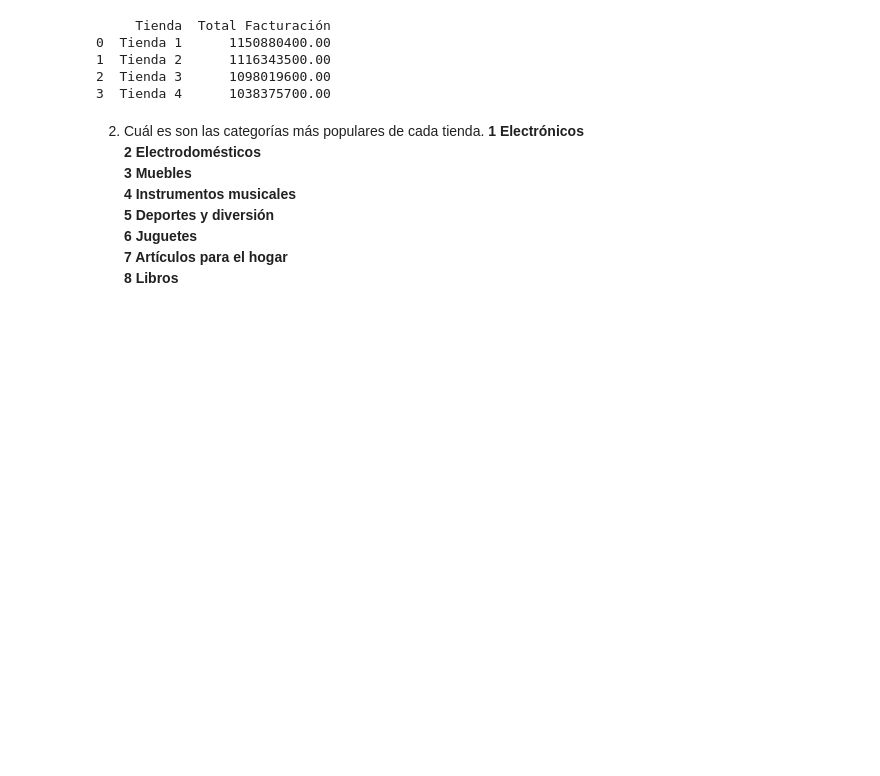
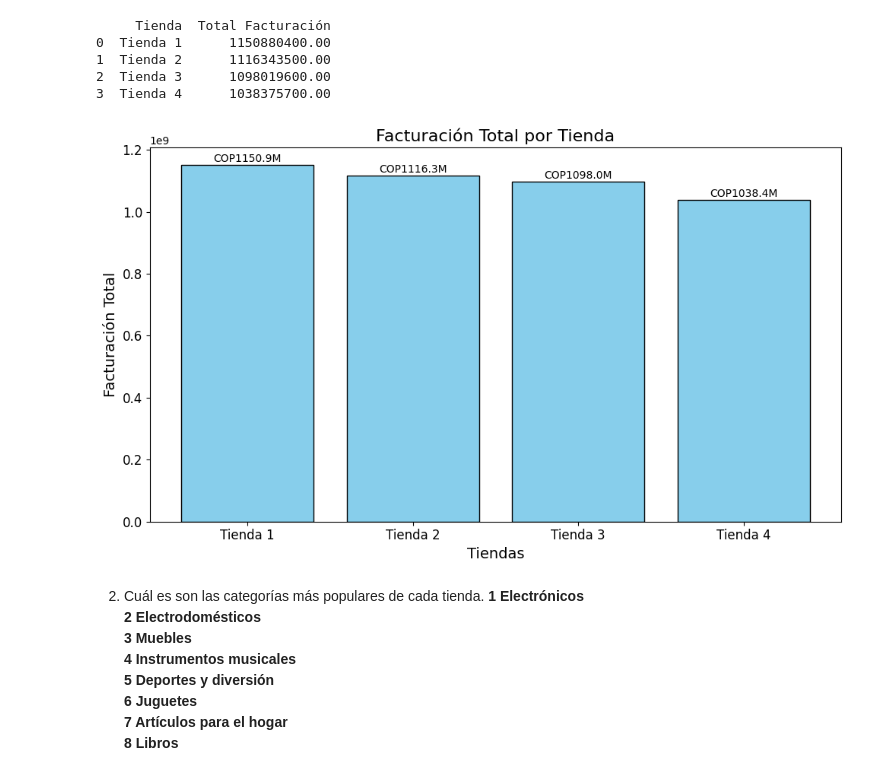
Before and after one commit to w2k31984/Challenge1_Alura_Store_DS, a Jupyter notebook: Challenge_Alura_Store_DS.ipynb, the cells around one changed output. Cells and saved outputs as stored; diff of their text form; code cells hidden in the pictures; blank space fills up the shorter version.

```diff
--- a/Challenge_Alura_Store_DS.ipynb
+++ b/Challenge_Alura_Store_DS.ipynb
@@ -262,6 +263,33 @@ print(totales_facturacion)
 1  Tienda 2      1116343500.00
 2  Tienda 3      1098019600.00
 3  Tienda 4      1038375700.00
+# %%
+import matplotlib.pyplot as plt
+
+# Datos proporcionados
+tiendas = ['Tienda 1', 'Tienda 2', 'Tienda 3', 'Tienda 4']
+facturacion = [1150880400.00, 1116343500.00, 1098019600.00, 1038375700.00]
+
+# Crear la gráfica de barras
+plt.figure(figsize=(10, 6))  # Tamaño de la figura
+plt.bar(tiendas, facturacion, color='skyblue', edgecolor='black')
+
+# Personalizar la gráfica
+plt.title('Facturación Total por Tienda', fontsize=16)  # Título
+plt.xlabel('Tiendas', fontsize=14)  # Etiqueta del eje X
+plt.ylabel('Facturación Total', fontsize=14)  # Etiqueta del eje Y
+plt.xticks(fontsize=12)  # Tamaño de las etiquetas del eje X
+plt.yticks(fontsize=12)  # Tamaño de las etiquetas del eje Y
+
+# Agregar los valores encima de las barras
+for i, valor in enumerate(facturacion):
+    plt.text(i, valor + 10000000, f'COP{valor / 1e6:.1f}M', ha='center', fontsize=10)
+
+# Mostrar la gráfica
+plt.tight_layout()  # Ajustar el diseño para evitar recortes
+plt.show()
+# %% [output]
+[figure, added]
 # %% [markdown]
 2. Cuál es son las categorías más populares de cada tienda.
 **1            Electrónicos <br>
```
Also changed, not shown: parts of 1 cell of this notebook.
